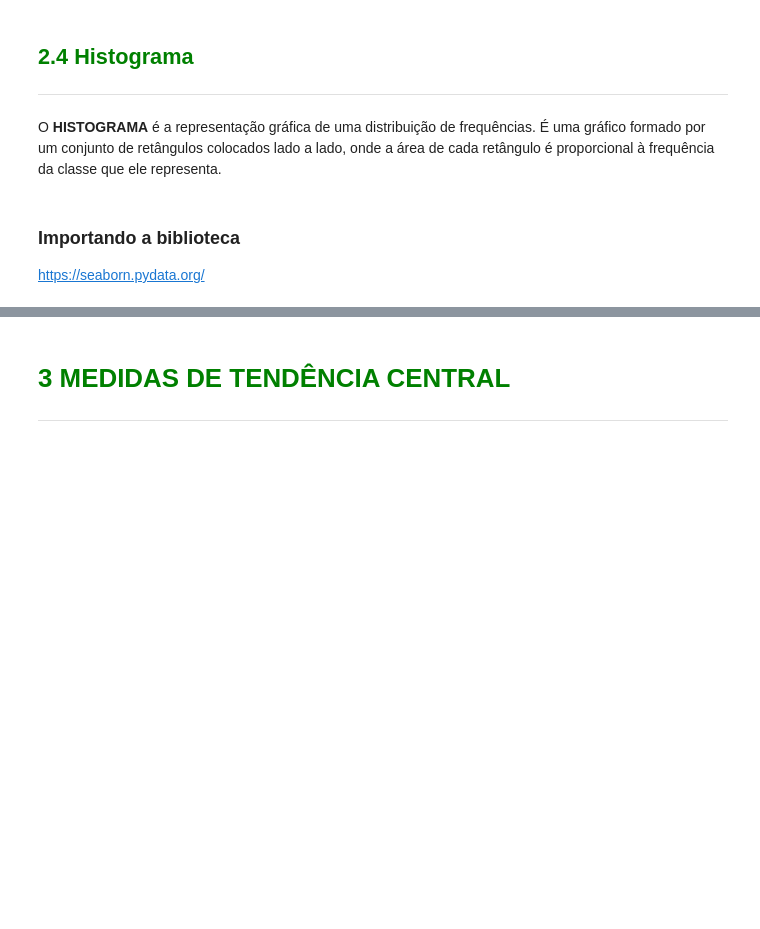
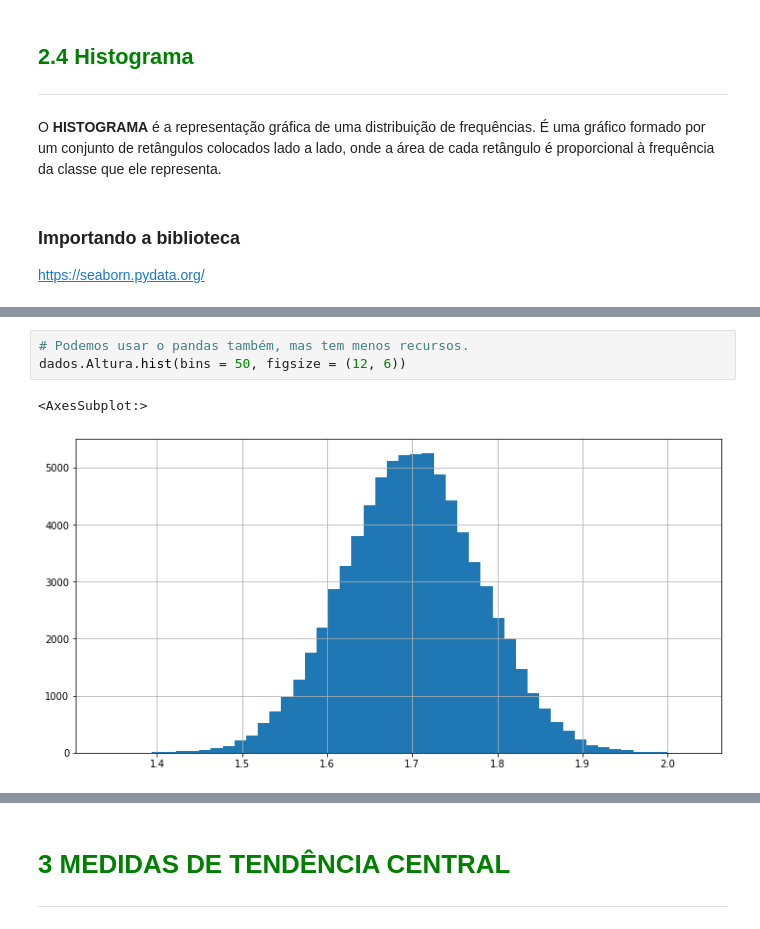
Before and after one commit to lcsbiffi/Alura_Data-Science, a Jupyter notebook: Estatística_com_Python/Parte 1/Curso_de_Estatística_Parte_1.ipynb, the cells around one changed output, grey strips where cells are left out. Cells and saved outputs as stored; diff of their text form; blank space fills up the shorter version.

```diff
--- a/Estatística_com_Python/Parte 1/Curso_de_Estatística_Parte_1.ipynb
+++ b/Estatística_com_Python/Parte 1/Curso_de_Estatística_Parte_1.ipynb
@@ -422,0 +545,6 @@ https://seaborn.pydata.org/
+# %%
+# Podemos usar o pandas também, mas tem menos recursos.
+dados.Altura.hist(bins = 50, figsize = (12, 6))
+# %% [output]
+<AxesSubplot:>
+[figure, added]
```
Also changed, not shown: parts of 71 cells of this notebook.
